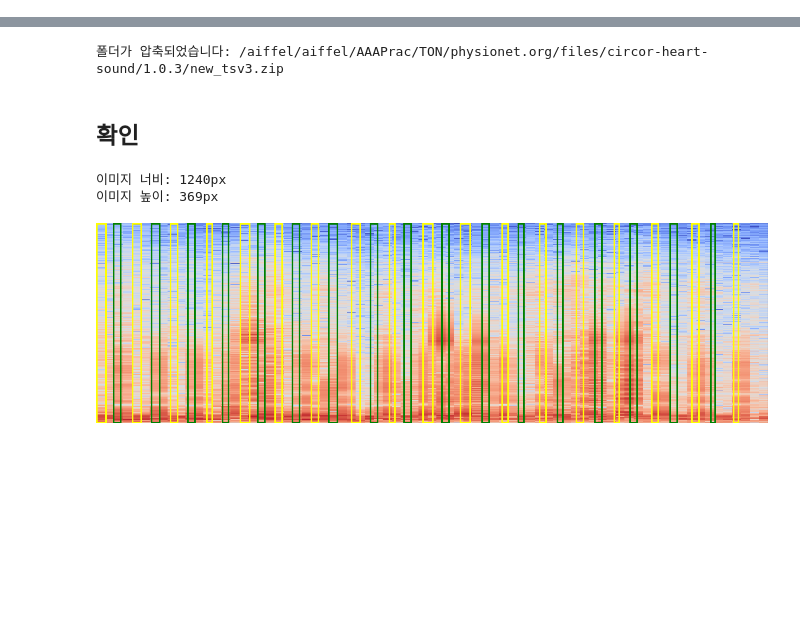
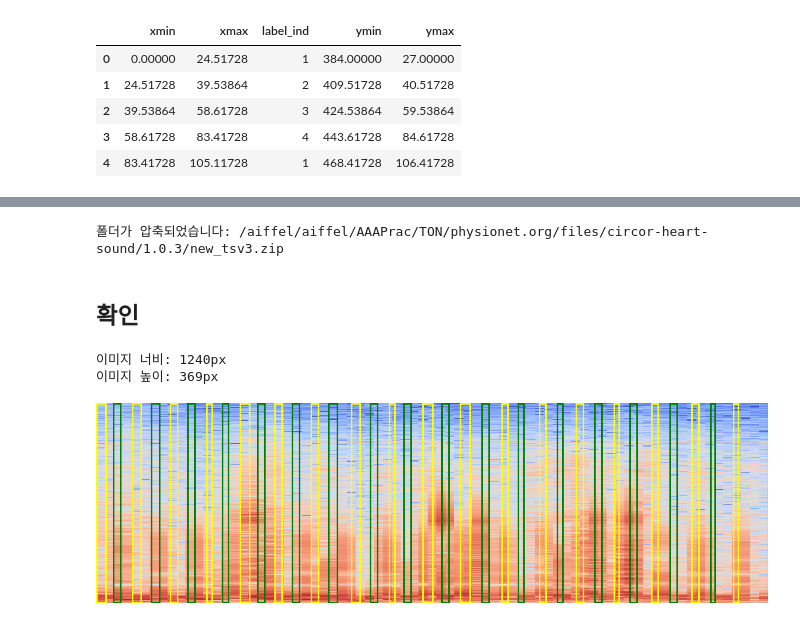
Before and after one commit to hongseoi/HeartSiren, a Jupyter notebook: data_process/bbox_v2.ipynb, the cells around one changed output, grey strips where cells are left out. Cells and saved outputs as stored; diff of their text form; code cells hidden in the pictures; blank space fills up the shorter version.

```diff
--- a/data_process/bbox_v2.ipynb
+++ b/data_process/bbox_v2.ipynb
@@ -78,0 +124,9 @@ df[df['label_ind']==3]
+# %%
+result_dataframe.head()
+# %% [output]
+|  | xmin | xmax | label_ind | ymin | ymax |
+| 0 | 0.00000 | 24.51728 | 1 | 384.00000 | 27.00000 |
+| 1 | 24.51728 | 39.53864 | 2 | 409.51728 | 40.51728 |
+| 2 | 39.53864 | 58.61728 | 3 | 424.53864 | 59.53864 |
+| 3 | 58.61728 | 83.41728 | 4 | 443.61728 | 84.61728 |
+| 4 | 83.41728 | 105.11728 | 1 | 468.41728 | 106.41728 |
```
Also changed, not shown: parts of 21 cells of this notebook, 5 other files.
